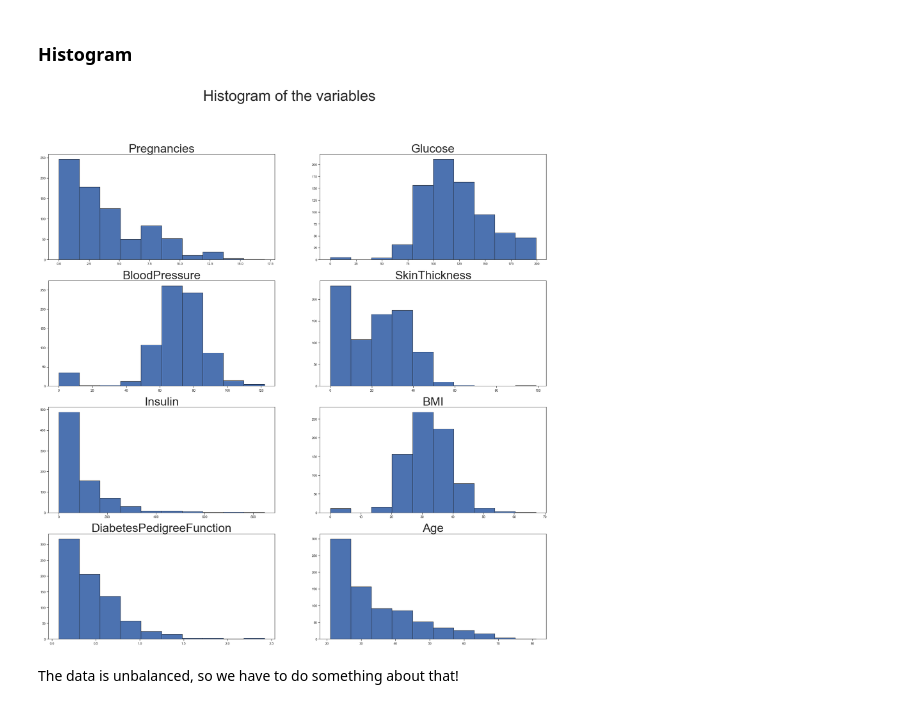
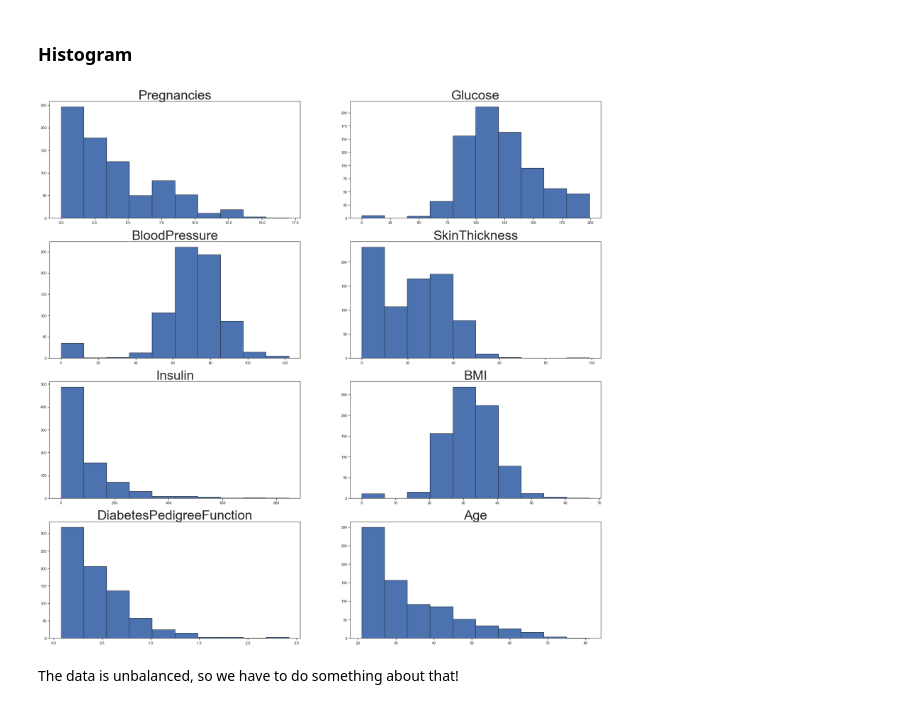
Before and after one commit to gmichelcarvalho/SCC5948_Ciencia-de-dados, a Jupyter notebook: Projeto.ipynb, the cells around one changed output. Drawn from its saved outputs; the diff is of its cells as text; code cells hidden in the pictures.

```diff
--- a/Projeto.ipynb
+++ b/Projeto.ipynb
@@ -63,13 +137,13 @@ sns.pairplot(pima_dataset,vars=names,hue="Outcome")
 # %%
 fig, axs = plt.subplots(4, 2, figsize=(30, 30))
 ax = axs.flatten()
-fig.suptitle('Histogram of the variables', fontsize=50)
+#fig.suptitle('Histogram of the variables', fontsize=50)
 
 for i in range(len(names)):
     ax[i].hist(pima_dataset[names[i]],alpha=1,ec="k")
     ax[i].set_title(names[i],fontsize=40)
 # %% [output]
-[figure, old version]
+[figure, new version]
 # %% [markdown]
 The data is unbalanced, so we have to do something about that!
 # %% [markdown]
```
Also changed, not shown: parts of 69 cells of this notebook.
